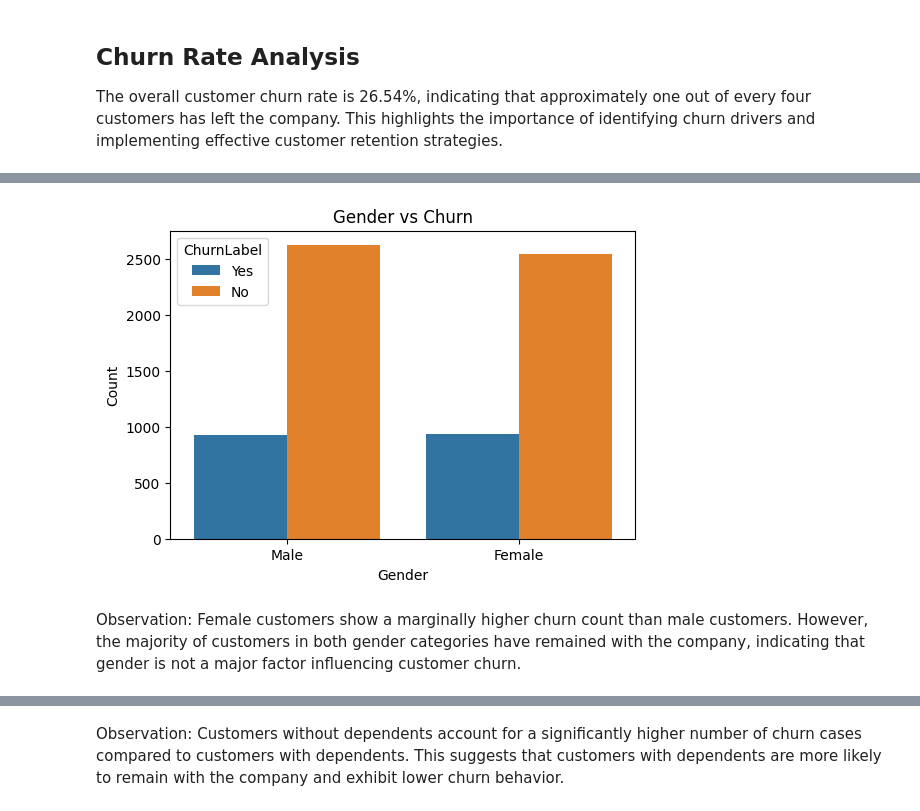
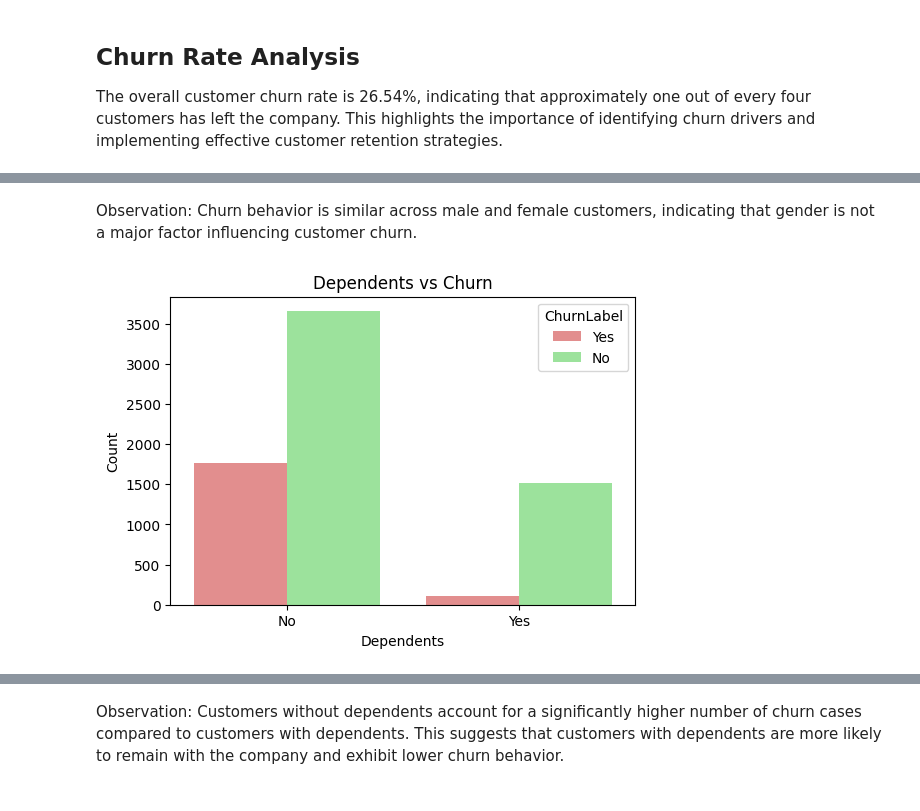
Before and after one commit to sreya-2004/codealpha_tasks, a Jupyter notebook: Customer_Churn_Analysis.ipynb, the cells around one changed output, grey strips where cells are left out. Cells and saved outputs as stored; diff of their text form; code cells hidden in the pictures.

```diff
--- a/Customer_Churn_Analysis.ipynb
+++ b/Customer_Churn_Analysis.ipynb
@@ -234,15 +224,25 @@ The overall customer churn rate is 26.54%, indicating that approximately one out
+# %% [markdown]
+Observation: Churn behavior is similar across male and female customers, indicating that gender is not a major factor influencing customer churn.
 # %%
 import seaborn as sns
 import matplotlib.pyplot as plt
 
+palette = {
+    'Yes': 'lightcoral',
+    'No': 'lightgreen'
+}
+
 plt.figure(figsize=(6,4))
-sns.countplot(x='Gender', hue='ChurnLabel', data=df)
+sns.countplot(
+    x='Dependents',
+    hue='ChurnLabel',
+    data=df,
+    palette=palette
+)
 
-plt.title('Gender vs Churn')
-plt.xlabel('Gender')
+plt.title('Dependents vs Churn')
+plt.xlabel('Dependents')
 plt.ylabel('Count')
 plt.show()
 # %% [output]
-[figure, old version]
+[figure, new version]
-# %% [markdown]
-Observation: Female customers show a marginally higher churn count than male customers. However, the majority of customers in both gender categories have remained with the company, indicating that gender is not a major factor influencing customer churn.
```
Also changed, not shown: parts of 28 cells of this notebook.
